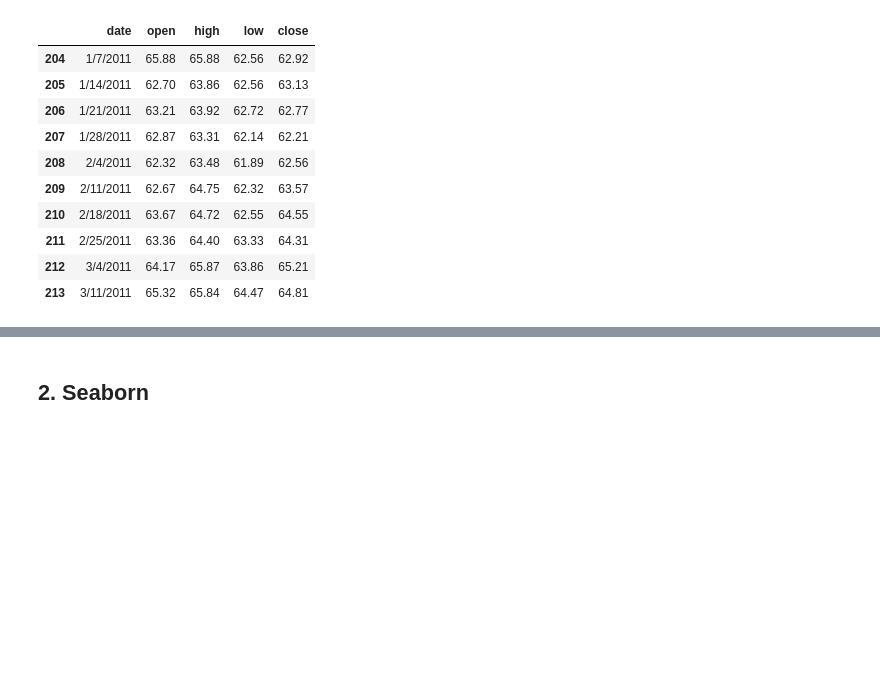
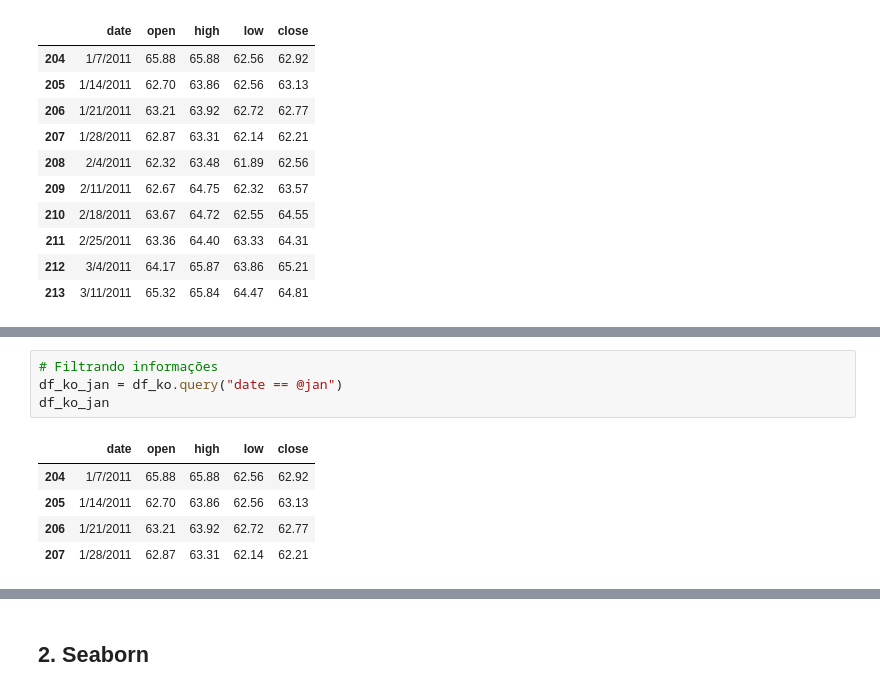
Before and after one commit to anamilanezi/ebac-dados, a Jupyter notebook: M01-M09-Python/exercicios/em7-modulos-pacotes.ipynb, the cells around one changed output, grey strips where cells are left out. Saved outputs shown, nothing was run; the diff lists cells and outputs as text; blank space fills up the shorter version.

```diff
--- a/M01-M09-Python/exercicios/em7-modulos-pacotes.ipynb
+++ b/M01-M09-Python/exercicios/em7-modulos-pacotes.ipynb
@@ -256,0 +275,10 @@ df_ko.head(n=10)
+# %%
+# Filtrando informações
+df_ko_jan = df_ko.query("date == @jan")
+df_ko_jan
+# %% [output]
+|  | date | open | high | low | close |
+| 204 | 1/7/2011 | 65.88 | 65.88 | 62.56 | 62.92 |
+| 205 | 1/14/2011 | 62.70 | 63.86 | 62.56 | 63.13 |
+| 206 | 1/21/2011 | 63.21 | 63.92 | 62.72 | 62.77 |
+| 207 | 1/28/2011 | 62.87 | 63.31 | 62.14 | 62.21 |
```
Also changed, not shown: parts of 10 cells of this notebook.
